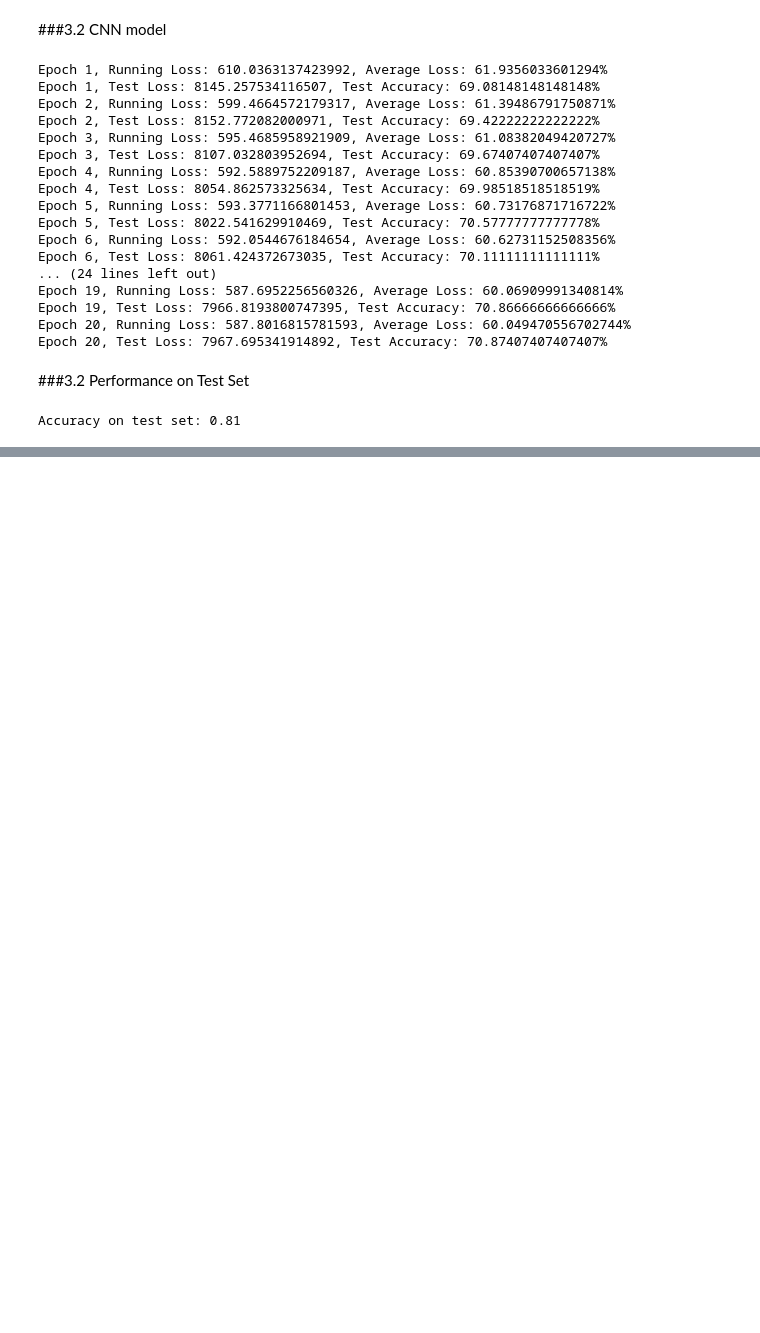
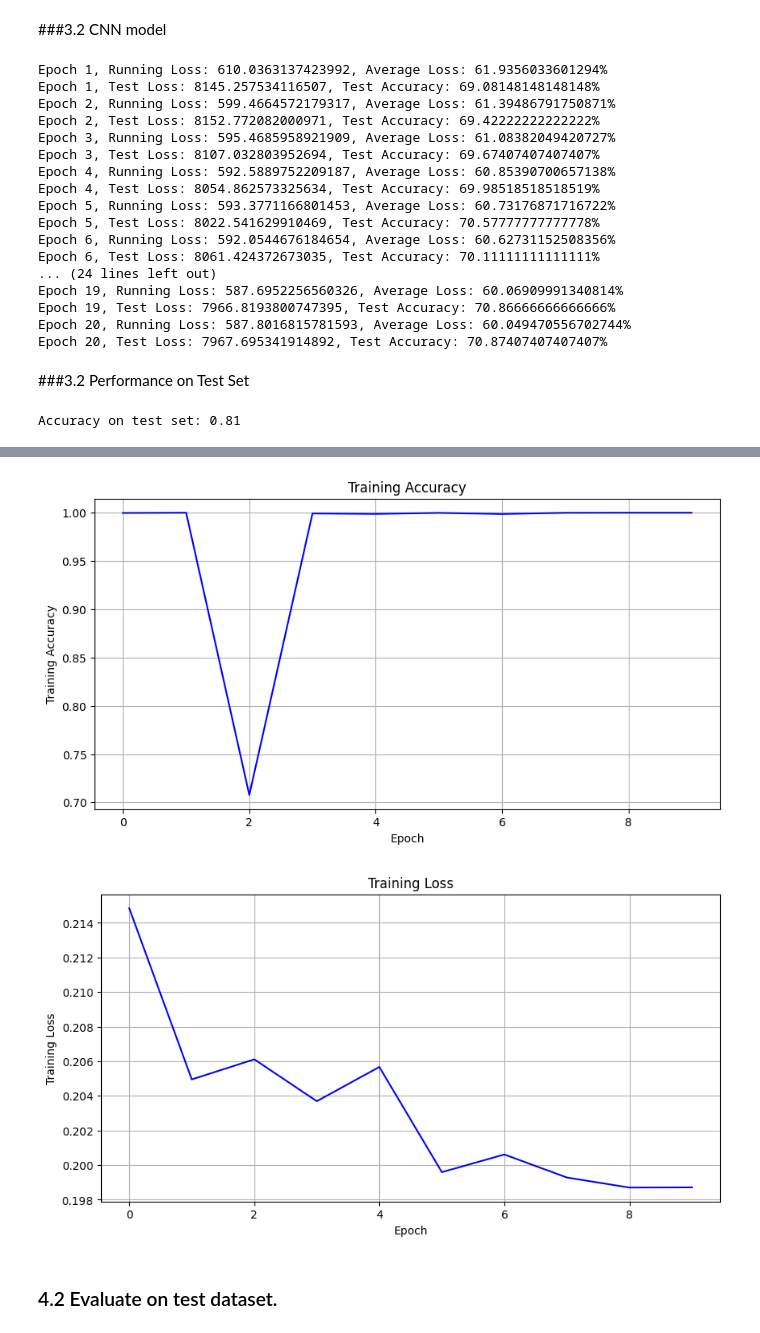
Before and after one commit to shirahanesuoh-mayuri/CV-3D-Project, a Jupyter notebook: code/demo.ipynb, the cells around one changed output, grey strips where cells are left out. Drawn from its saved outputs; the diff is of its cells as text; code cells hidden in the pictures; blank space fills up the shorter version.

```diff
--- a/code/demo.ipynb
+++ b/code/demo.ipynb
@@ -664,0 +719,28 @@ Accuracy on test set: 0.81
+# %%
+# A method to plot line graphs
+def plot(data, metrics, label):
+    folder_path = 'img'
+    if not os.path.exists(folder_path):
+        os.makedirs(folder_path)
+
+    fig, ax = plt.subplots(figsize=(10, 5))
+    ax.plot(data['epoch'], data[metrics], color='blue')
+    ax.set_xlabel('Epoch')
+    ax.set_ylabel(label)
+    ax.set_title(label)
+    ax.grid(True)
+    fig.savefig('img/' + label + '.png')
+    plt.show()
+# %%
+# plot line graphs of training loss values, accuracy values and validation loss values.
+# current_path = '/content/drive/MyDrive/Colab Notebooks/CV3D/yolov8/'
+results = pd.read_csv('/content/yolov5/yolov5/runs/train-cls/exp/results.csv')
+results.columns = results.columns.str.strip()
+plot(results, 'metrics/accuracy_top1', 'Training Accuracy')
+plot(results, 'train/loss', 'Training Loss')
+# plot(results, 'val/loss', 'Validation Loss')
+# %% [output]
+[figure, added]
+[figure, added]
+# %% [markdown]
+### 4.2 Evaluate on test dataset.
```
Also changed, not shown: parts of 15 cells of this notebook, 2 other files.
